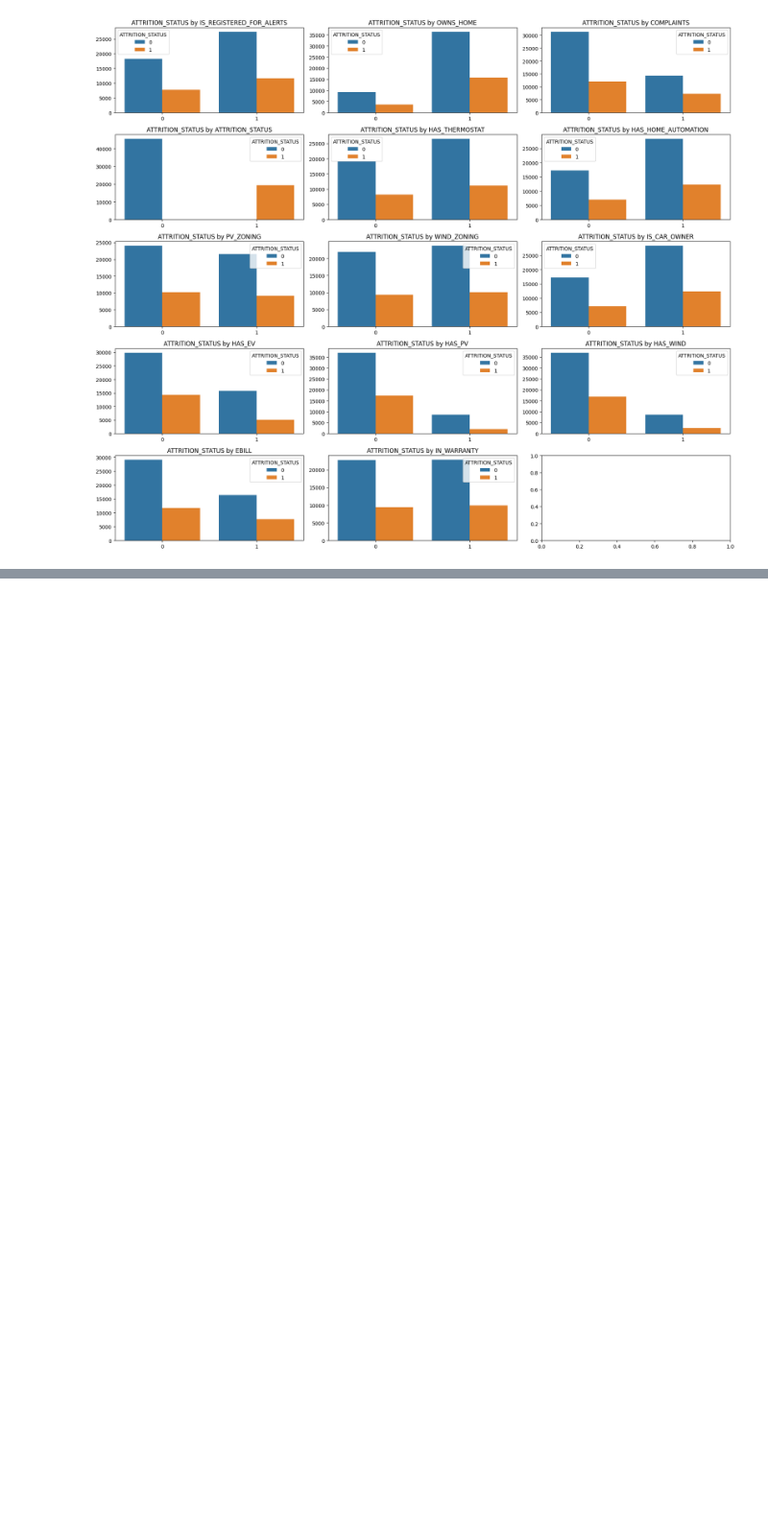
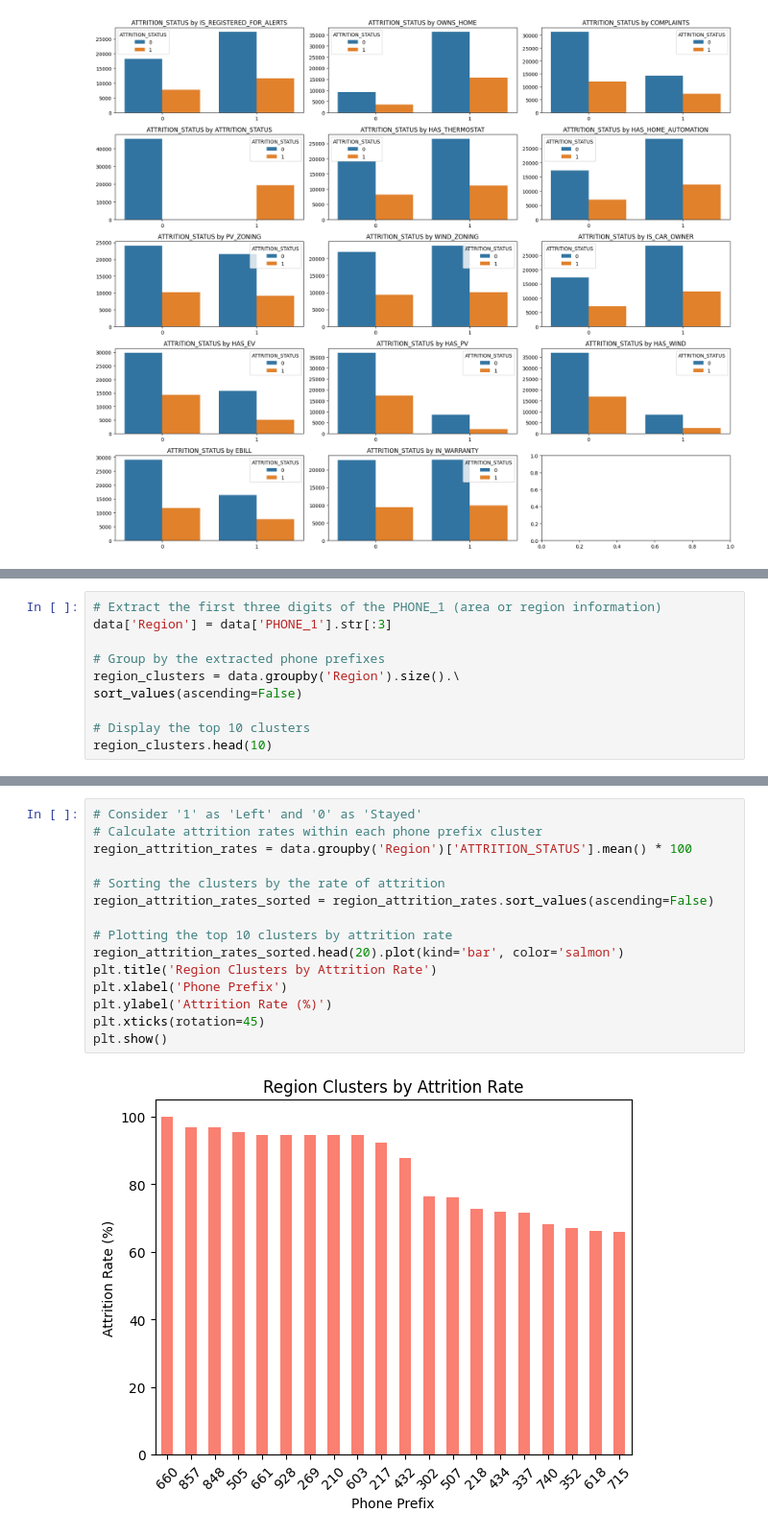
Before and after one commit to hiu04/Attrition_Project, a Jupyter notebook: Attrition_View.ipynb, the cells around one changed output, grey strips where cells are left out. Shown at 96% size. Saved outputs shown, nothing was run; the diff lists cells and outputs as text; blank space fills up the shorter version.

```diff
--- a/Attrition_View.ipynb
+++ b/Attrition_View.ipynb
@@ -228,0 +301,10 @@ plt.show()
+# %%
+# Extract the first three digits of the PHONE_1 (area or region information)
+data['Region'] = data['PHONE_1'].str[:3]
+
+# Group by the extracted phone prefixes
+region_clusters = data.groupby('Region').size().\
+sort_values(ascending=False)
+
+# Display the top 10 clusters
+region_clusters.head(10)
@@ -228,0 +324,17 @@ plt.show()
+# %%
+# Consider '1' as 'Left' and '0' as 'Stayed'
+# Calculate attrition rates within each phone prefix cluster
+region_attrition_rates = data.groupby('Region')['ATTRITION_STATUS'].mean() * 100
+
+# Sorting the clusters by the rate of attrition
+region_attrition_rates_sorted = region_attrition_rates.sort_values(ascending=False)
+
+# Plotting the top 10 clusters by attrition rate
+region_attrition_rates_sorted.head(20).plot(kind='bar', color='salmon')
+plt.title('Region Clusters by Attrition Rate')
+plt.xlabel('Phone Prefix')
+plt.ylabel('Attrition Rate (%)')
+plt.xticks(rotation=45)
+plt.show()
+# %% [output]
+[figure, added]
```
Also changed, not shown: parts of 46 cells of this notebook.
